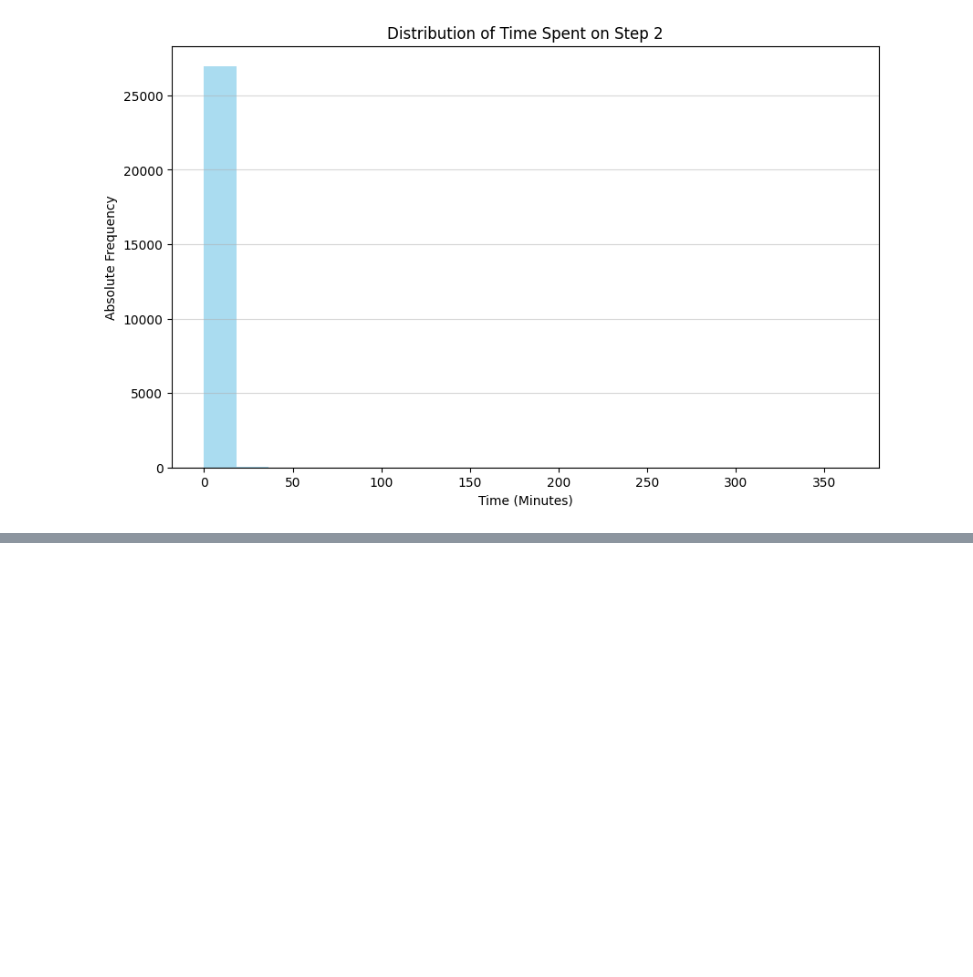
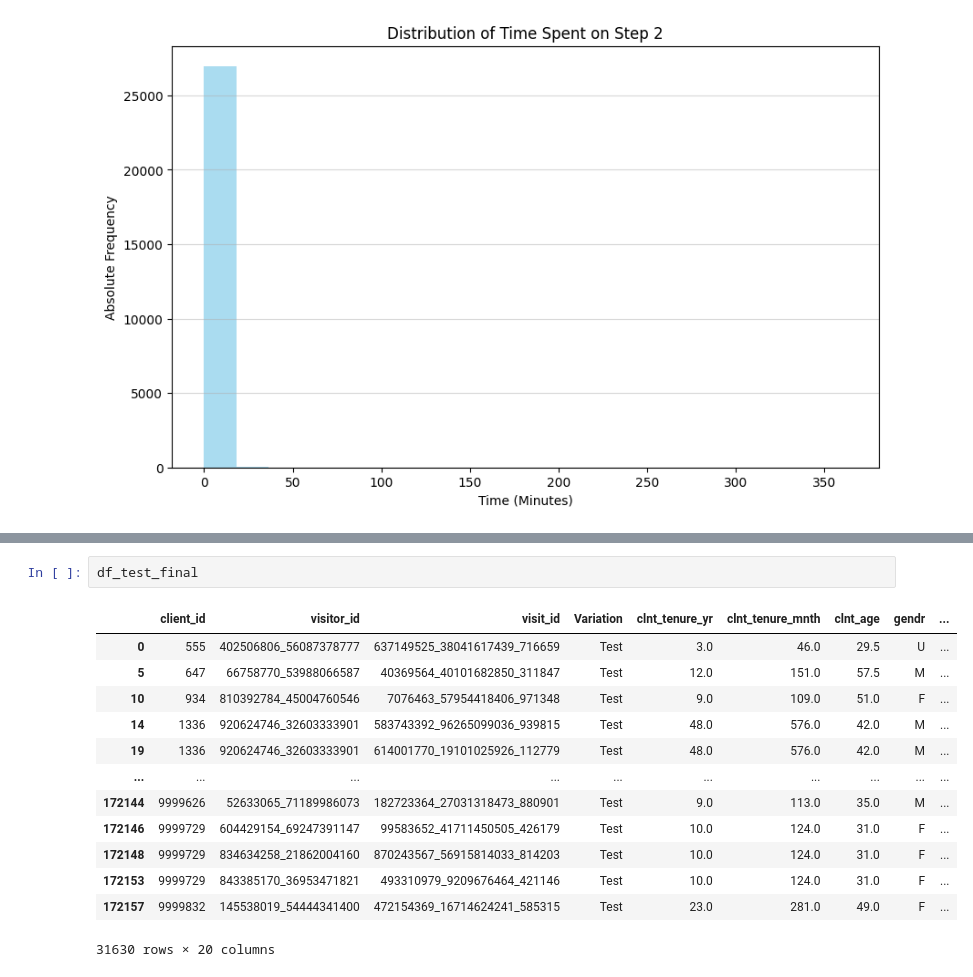
Before and after one commit to DaniCoco31/project_2, a Jupyter notebook: notebooks/exploratory_nb_Daniela.ipynb, the cells around one changed output, grey strips where cells are left out. Cells and saved outputs as stored; diff of their text form; blank space fills up the shorter version.

```diff
--- a/notebooks/exploratory_nb_Daniela.ipynb
+++ b/notebooks/exploratory_nb_Daniela.ipynb
@@ -496,0 +611,16 @@ plt.show()
+# %%
+df_test_final
+# %% [output]
+|  | client_id | visitor_id | visit_id | Variation | clnt_tenure_yr | clnt_tenure_mnth | clnt_age | gendr | ... |
+| 0 | 555 | 402506806_56087378777 | 637149525_38041617439_716659 | Test | 3.0 | 46.0 | 29.5 | U | ... |
+| 5 | 647 | 66758770_53988066587 | 40369564_40101682850_311847 | Test | 12.0 | 151.0 | 57.5 | M | ... |
+| 10 | 934 | 810392784_45004760546 | 7076463_57954418406_971348 | Test | 9.0 | 109.0 | 51.0 | F | ... |
+| 14 | 1336 | 920624746_32603333901 | 583743392_96265099036_939815 | Test | 48.0 | 576.0 | 42.0 | M | ... |
+| 19 | 1336 | 920624746_32603333901 | 614001770_19101025926_112779 | Test | 48.0 | 576.0 | 42.0 | M | ... |
+| ... | ... | ... | ... | ... | ... | ... | ... | ... | ... |
+| 172144 | 9999626 | 52633065_71189986073 | 182723364_27031318473_880901 | Test | 9.0 | 113.0 | 35.0 | M | ... |
+| 172146 | 9999729 | 604429154_69247391147 | 99583652_41711450505_426179 | Test | 10.0 | 124.0 | 31.0 | F | ... |
+| 172148 | 9999729 | 834634258_21862004160 | 870243567_56915814033_814203 | Test | 10.0 | 124.0 | 31.0 | F | ... |
+| 172153 | 9999729 | 843385170_36953471821 | 493310979_9209676464_421146 | Test | 10.0 | 124.0 | 31.0 | F | ... |
+| 172157 | 9999832 | 145538019_54444341400 | 472154369_16714624241_585315 | Test | 23.0 | 281.0 | 49.0 | F | ... |
+31630 rows × 20 columns
```
Also changed, not shown: parts of 7 cells of this notebook.
